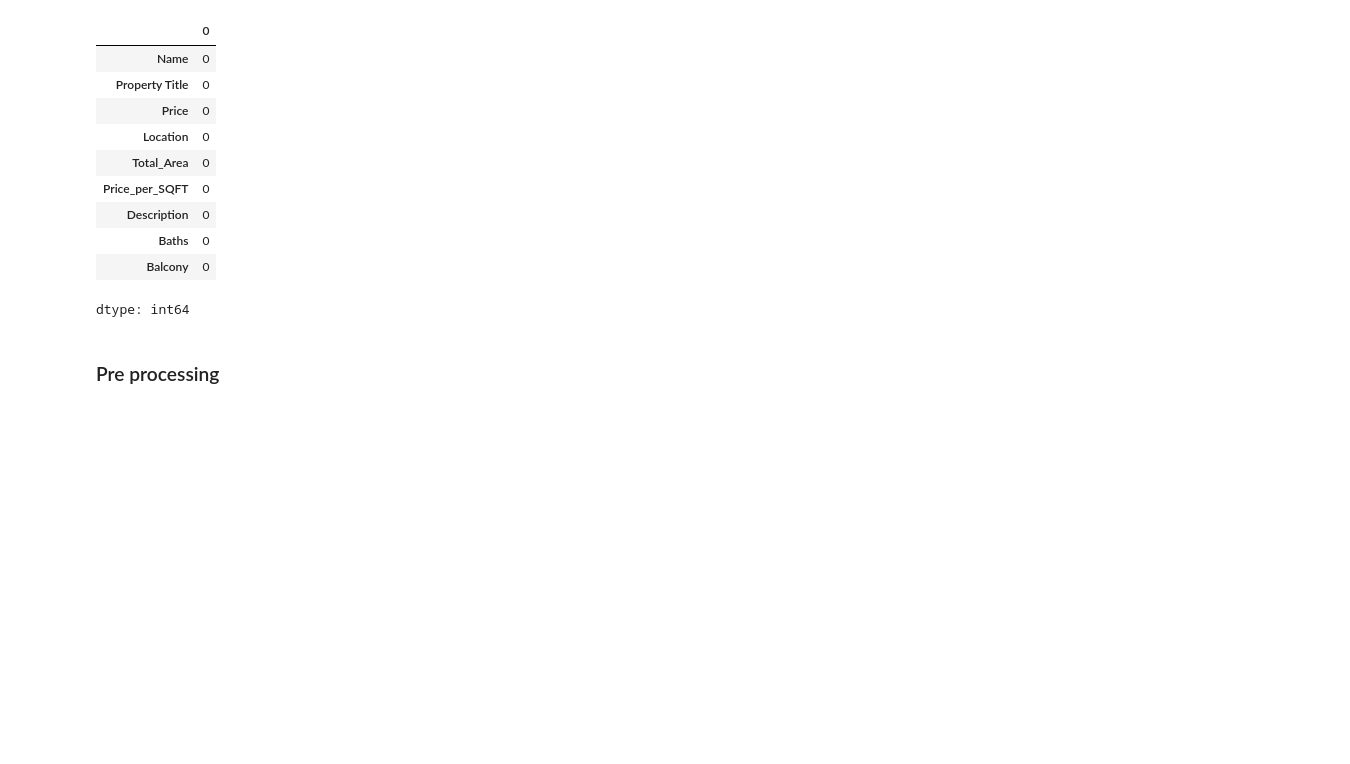
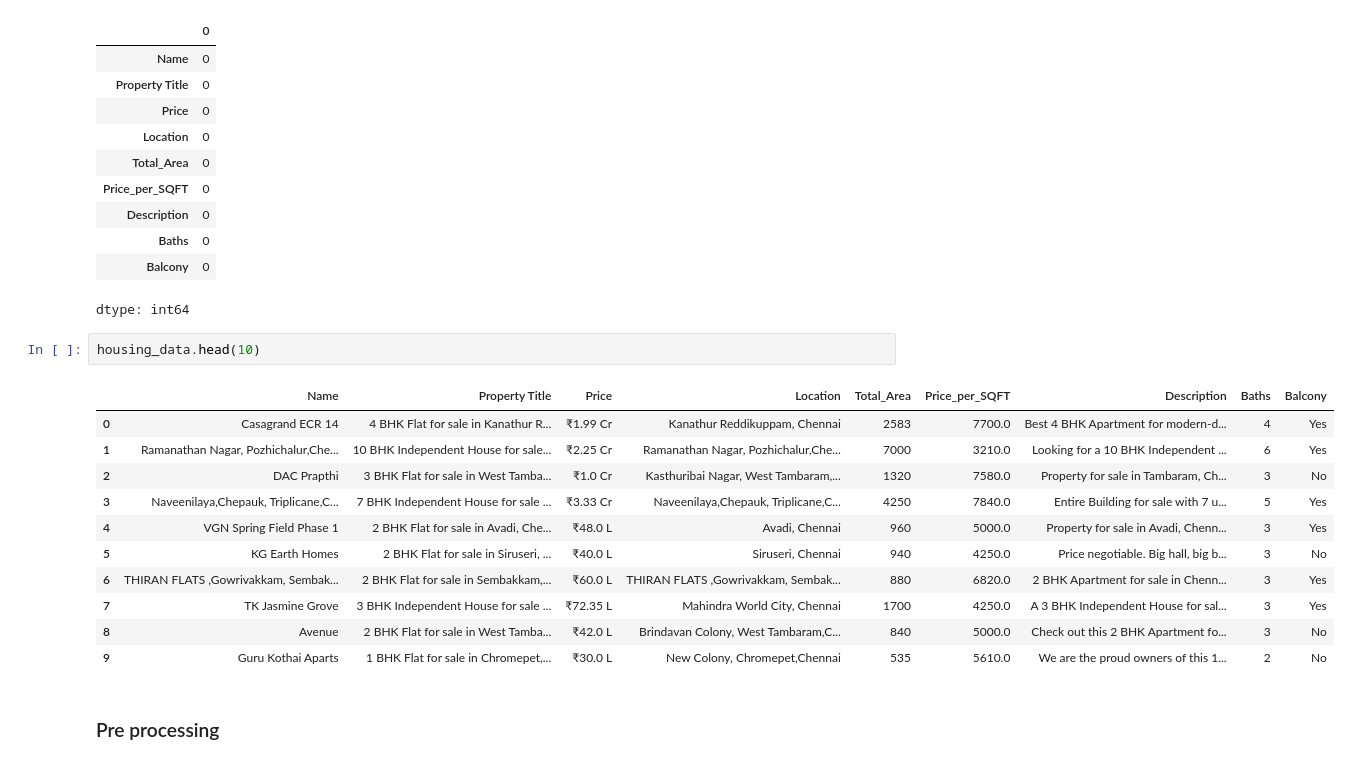
Before and after one commit to karapradeepkumar/Group14_CT1, a Jupyter notebook: Group14_CT1.ipynb, the cells around one changed output. Drawn from its saved outputs; the diff is of its cells as text; blank space fills up the shorter version.

```diff
--- a/Group14_CT1.ipynb
+++ b/Group14_CT1.ipynb
@@ -66,6 +66,20 @@ housing_data.isnull().sum()
 | Baths | 0 |
 | Balcony | 0 |
 dtype: int64
+# %%
+housing_data.head(10)
+# %% [output]
+|  | Name | Property Title | Price | Location | Total_Area | Price_per_SQFT | Description | Baths | Balcony |
+| 0 | Casagrand ECR 14 | 4 BHK Flat for sale in Kanathur R... | ₹1.99 Cr | Kanathur Reddikuppam, Chennai | 2583 | 7700.0 | Best 4 BHK Apartment for modern-d... | 4 | Yes |
+| 1 | Ramanathan Nagar, Pozhichalur,Che... | 10 BHK Independent House for sale... | ₹2.25 Cr | Ramanathan Nagar, Pozhichalur,Che... | 7000 | 3210.0 | Looking for a 10 BHK Independent ... | 6 | Yes |
+| 2 | DAC Prapthi | 3 BHK Flat for sale in West Tamba... | ₹1.0 Cr | Kasthuribai Nagar, West Tambaram,... | 1320 | 7580.0 | Property for sale in Tambaram, Ch... | 3 | No |
+| 3 | Naveenilaya,Chepauk, Triplicane,C... | 7 BHK Independent House for sale ... | ₹3.33 Cr | Naveenilaya,Chepauk, Triplicane,C... | 4250 | 7840.0 | Entire Building for sale with 7 u... | 5 | Yes |
+| 4 | VGN Spring Field Phase 1 | 2 BHK Flat for sale in Avadi, Che... | ₹48.0 L | Avadi, Chennai | 960 | 5000.0 | Property for sale in Avadi, Chenn... | 3 | Yes |
+| 5 | KG Earth Homes | 2 BHK Flat for sale in Siruseri, ... | ₹40.0 L | Siruseri, Chennai | 940 | 4250.0 | Price negotiable. Big hall, big b... | 3 | No |
+| 6 | THIRAN FLATS ,Gowrivakkam, Sembak... | 2 BHK Flat for sale in Sembakkam,... | ₹60.0 L | THIRAN FLATS ,Gowrivakkam, Sembak... | 880 | 6820.0 | 2 BHK Apartment for sale in Chenn... | 3 | Yes |
+| 7 | TK Jasmine Grove | 3 BHK Independent House for sale ... | ₹72.35 L | Mahindra World City, Chennai | 1700 | 4250.0 | A 3 BHK Independent House for sal... | 3 | Yes |
+| 8 | Avenue | 2 BHK Flat for sale in West Tamba... | ₹42.0 L | Brindavan Colony, West Tambaram,C... | 840 | 5000.0 | Check out this 2 BHK Apartment fo... | 3 | No |
+| 9 | Guru Kothai Aparts | 1 BHK Flat for sale in Chromepet,... | ₹30.0 L | New Colony, Chromepet,Chennai | 535 | 5610.0 | We are the proud owners of this 1... | 2 | No |
 # %% [markdown]
 ### Pre processing
 # %%
```
Also changed, not shown: parts of 8 cells of this notebook.
